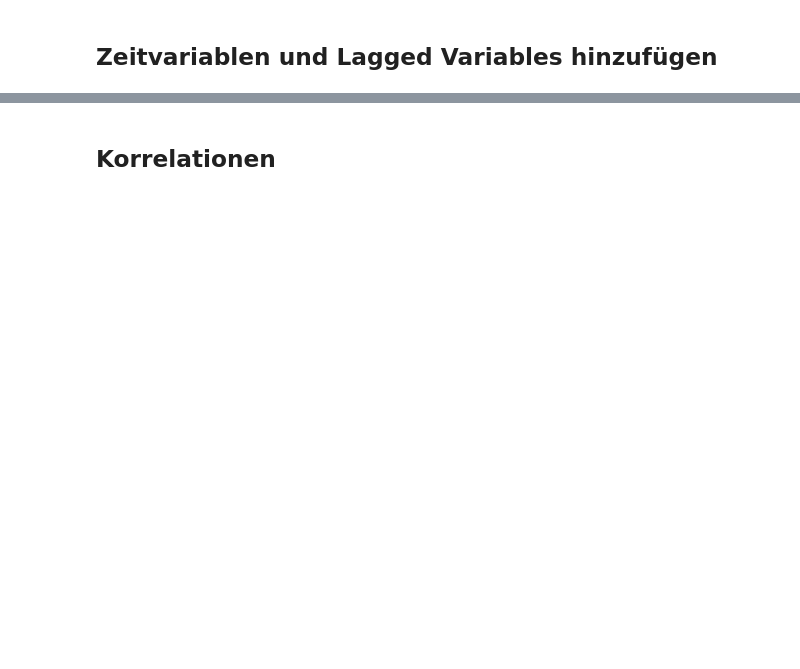
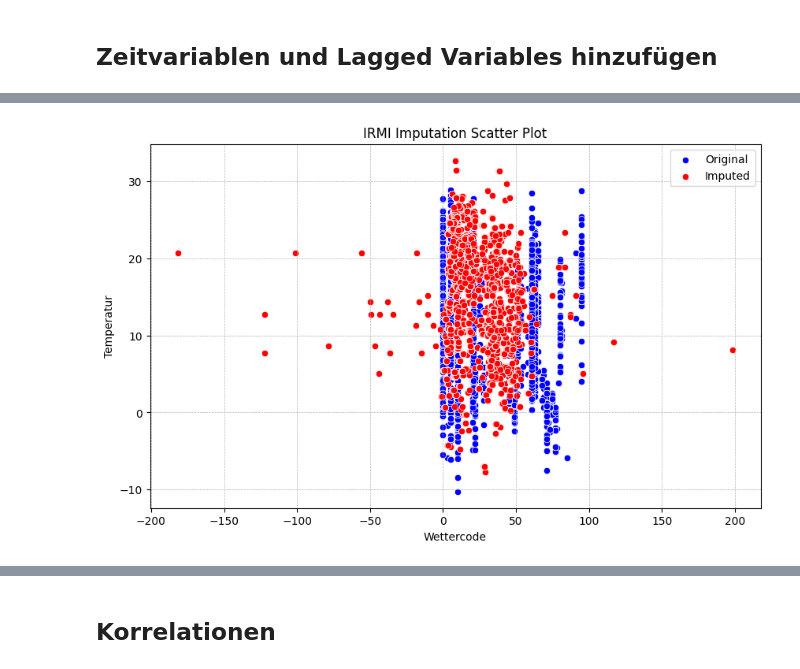
Before and after one commit to Suminho7/bakery_sales_prediction, a Jupyter notebook: Datenaufbereitung.ipynb, the cells around one changed output, grey strips where cells are left out. Cells and saved outputs as stored; diff of their text form; code cells hidden in the pictures; blank space fills up the shorter version.

```diff
--- a/Datenaufbereitung.ipynb
+++ b/Datenaufbereitung.ipynb
@@ -239,0 +311,7 @@ print(merged_data[merged_data['Feiertag'] == 1])
+# %%
+# Iterative Robust Model Imputation (IRMI)
+imputer_irmi = IterativeImputer()
+imputed_data_irmi = pd.DataFrame(imputer_irmi.fit_transform(data_no_dates), columns=data_no_dates.columns)
+
+# Füge die Datumsfelder wieder hinzu
+imputed_data_irmi['Datum'] = merged_data['Datum'].values
@@ -239,0 +351,5 @@ print(merged_data[merged_data['Feiertag'] == 1])
+# %%
+# Plotting results for IRMI imputation
+plot_scatter_with_imputation(imputed_data_irmi, 'Wettercode', 'Temperatur', mask, 'IRMI Imputation Scatter Plot', 'Wettercode', 'Temperatur')
+# %% [output]
+[figure, added]
```
Also changed, not shown: parts of 37 cells of this notebook, 6 other files.
